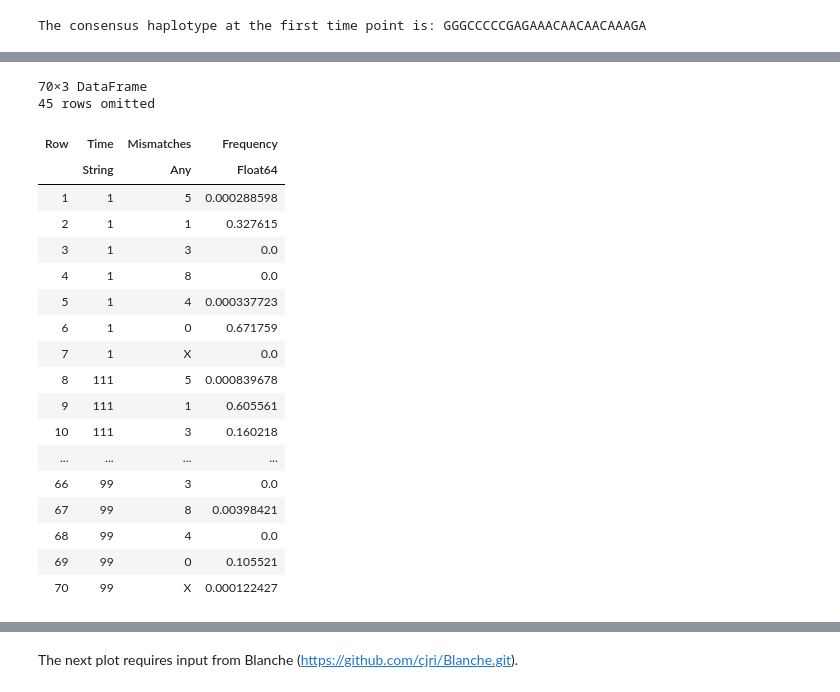
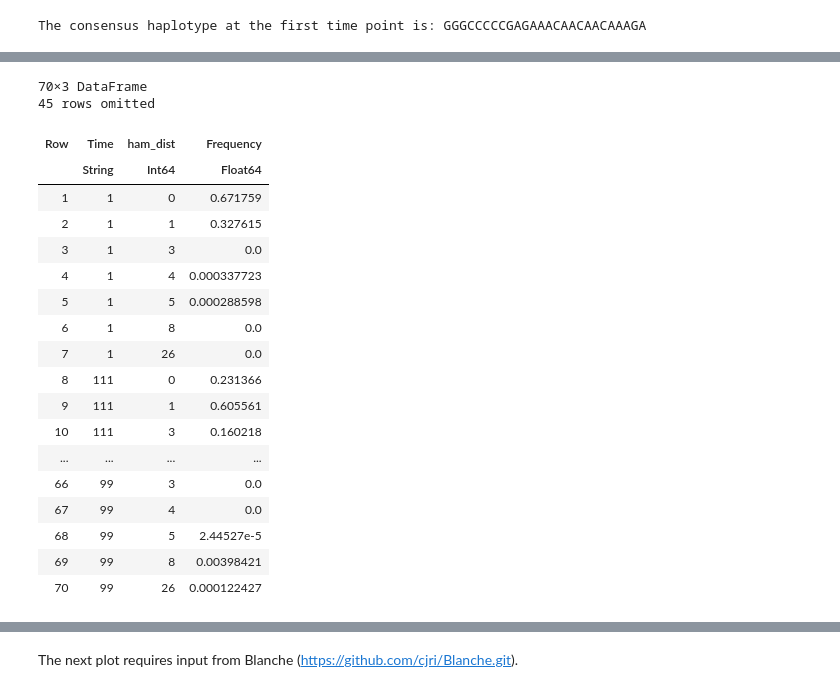
Before and after one commit to ewanwsmith/RSV_haplotype_reconstruction, a Jupyter notebook: src/haplotypes.ipynb, the cells around one changed output, grey strips where cells are left out. Saved outputs shown, nothing was run; the diff lists cells and outputs as text; code cells hidden in the pictures.

```diff
--- a/src/haplotypes.ipynb
+++ b/src/haplotypes.ipynb
@@ -276,23 +276,13 @@ println("The consensus haplotype at the first time point is: $consensus")
 # %% [output]
 The consensus haplotype at the first time point is: GGGCCCCCGAGAAACAACAACAAAGA
 # %%
-# Function to calculate mismatches
-function count_mismatches(haplotype::String, consensus::String)::Union{Int, String}
-    mismatches = 0
-    for i in 1:length(haplotype)
-        if haplotype[i] != consensus[i]
-            mismatches += 1
-        end
-    end
-    if mismatches == length(haplotype)
-        return "X"
-    else
-        return mismatches
-    end
+# Function to calculate Hamming distance between two strings
+function hamming_distance(s1::String, s2::String)::Int
+    return sum(c1 != c2 for (c1, c2) in zip(s1, s2))
 end
 
-# Add new column with mismatch count
-haps.Mismatches = [count_mismatches(row.Haplotype, consensus) for row in eachrow(haps)]
+# Add new column with Hamming Distance
+haps.ham_dist = [hamming_distance(row.Haplotype, consensus) for row in eachrow(haps)]
 
 println(haps)
 
@@ -300,11 +290,11 @@ println(haps)
 @rput haps
 R"""
 # Grouping by Time and Mismatches, then summing Frequency
-haps_mismatched <- haps %>%
-    group_by(Time, Mismatches) %>%
+haps_dist <- haps %>%
+    group_by(Time, ham_dist) %>%
     summarize(Frequency = sum(Frequency), .groups = 'drop')
 """
 
-@rget haps_mismatched
+@rget haps_dist
 # %% [output]
 150×4 DataFrame
@@ -327,23 +317,23 @@ haps_mismatched <- haps %>%
 70×3 DataFrame
 45 rows omitted
-| Row | Time | Mismatches | Frequency |
-|  | String | Any | Float64 |
-| 1 | 1 | 5 | 0.000288598 |
+| Row | Time | ham_dist | Frequency |
+|  | String | Int64 | Float64 |
+| 1 | 1 | 0 | 0.671759 |
 | 2 | 1 | 1 | 0.327615 |
 | 3 | 1 | 3 | 0.0 |
-| 4 | 1 | 8 | 0.0 |
-| 5 | 1 | 4 | 0.000337723 |
-| 6 | 1 | 0 | 0.671759 |
-| 7 | 1 | X | 0.0 |
-| 8 | 111 | 5 | 0.000839678 |
+| 4 | 1 | 4 | 0.000337723 |
+| 5 | 1 | 5 | 0.000288598 |
+| 6 | 1 | 8 | 0.0 |
+| 7 | 1 | 26 | 0.0 |
+| 8 | 111 | 0 | 0.231366 |
 | 9 | 111 | 1 | 0.605561 |
 | 10 | 111 | 3 | 0.160218 |
 | ... | ... | ... | ... |
 | 66 | 99 | 3 | 0.0 |
-| 67 | 99 | 8 | 0.00398421 |
-| 68 | 99 | 4 | 0.0 |
-| 69 | 99 | 0 | 0.105521 |
-| 70 | 99 | X | 0.000122427 |
+| 67 | 99 | 4 | 0.0 |
+| 68 | 99 | 5 | 2.44527e-5 |
+| 69 | 99 | 8 | 0.00398421 |
+| 70 | 99 | 26 | 0.000122427 |
 # %%
 # area plot for counts of mutations
 # plot
```
Also changed, not shown: parts of 11 cells of this notebook, 9 other files.
